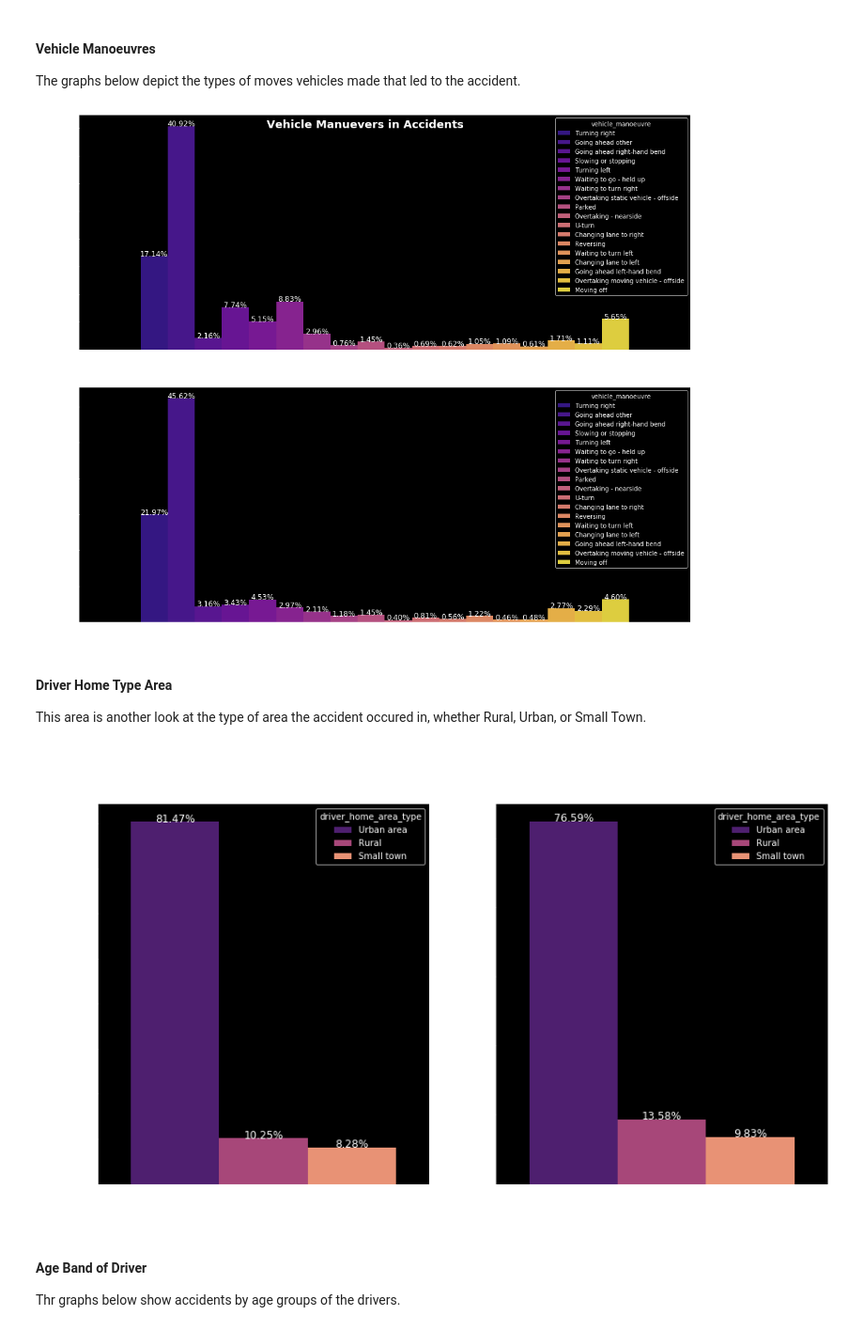
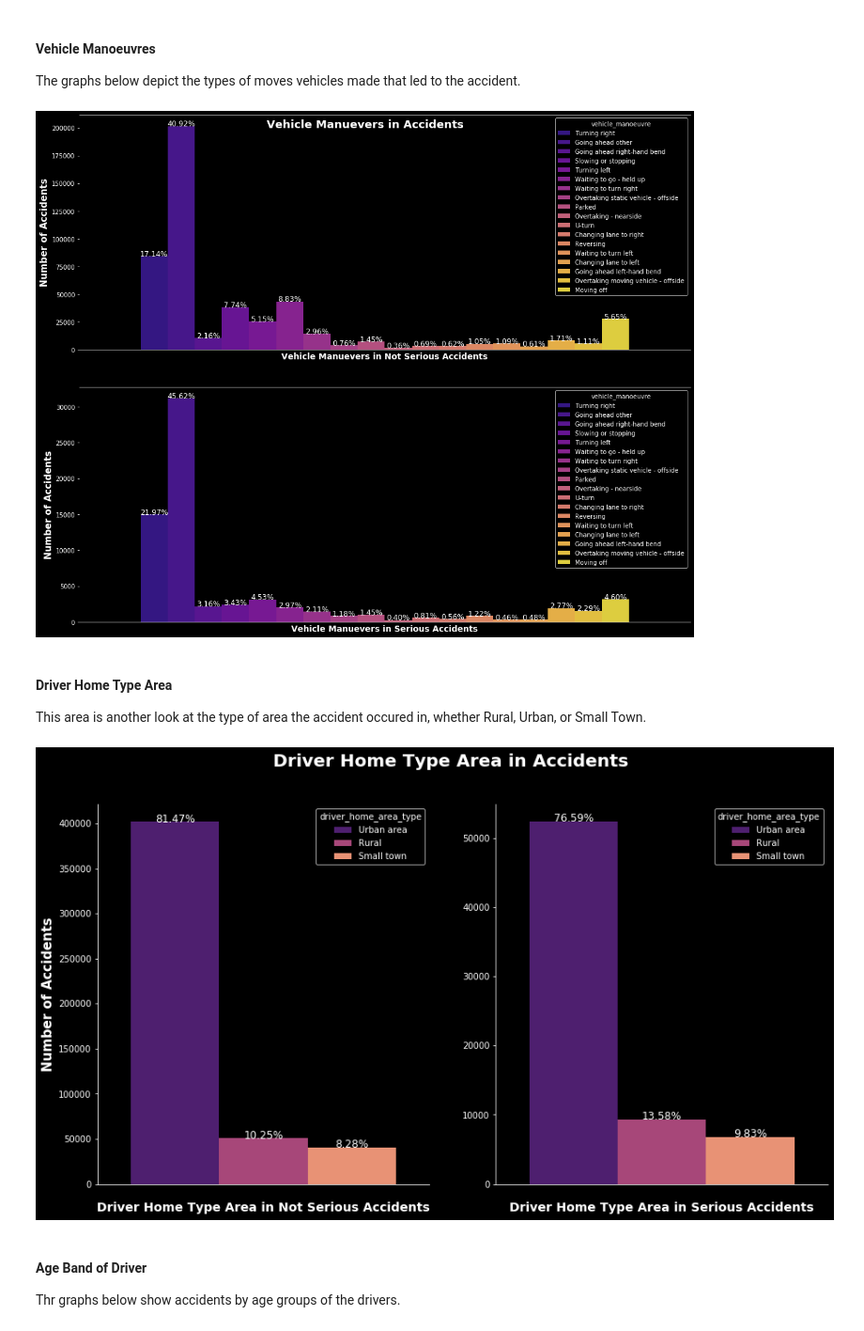
Before and after one commit to GenTaylor/Traffic-Accident-Analysis, a Jupyter notebook: UK_Road_Safety_Traffic_Accidents_and_Vehicles.ipynb, the cells around one changed output. Shown at 94% size. Saved outputs shown, nothing was run; the diff lists cells and outputs as text; code cells hidden in the pictures.

```diff
--- a/UK_Road_Safety_Traffic_Accidents_and_Vehicles.ipynb
+++ b/UK_Road_Safety_Traffic_Accidents_and_Vehicles.ipynb
@@ -1670,6 +1676,7 @@ ax1.set_ylabel('Number of Accidents', fontsize=15, fontweight="bold")
 ax2.set_ylabel('Number of Accidents', fontsize=15, fontweight="bold")
 ax1.tick_params(axis='x', which='both', bottom=False, top=False, labelbottom=False)
 ax2.tick_params(axis='x', which='both', bottom=False, top=False, labelbottom=False)
+plt.style.use('dark_background')
 plt.savefig('vehicle_leaving_carriageway.png')
 fig.show()
 # %% [output]
@@ -1705,6 +1712,7 @@ ax1.set_ylabel('Number of Accidents', fontsize=15, fontweight="bold")
 ax1.tick_params(axis='x', which='both', bottom=False, top=False, labelbottom=False)
 ax2.tick_params(axis='x', which='both', bottom=False, top=False, labelbottom=False)
 ax2.set_ylabel('')
+plt.style.use('dark_background')
 plt.savefig('sex_of_driver.png')
 fig.show()
 # %% [output]
@@ -1740,6 +1748,7 @@ ax1.set_ylabel('Number of Accidents', fontsize=15, fontweight="bold")
 ax2.set_ylabel('Number of Accidents', fontsize=15, fontweight="bold")
 ax1.tick_params(axis='x', which='both', bottom=False, top=False, labelbottom=False)
 ax2.tick_params(axis='x', which='both', bottom=False, top=False, labelbottom=False)
+plt.style.use('dark_background')
 plt.savefig('vehicle_type.png')
 fig.show()
 # %% [output]
@@ -1787,11 +1796,11 @@ ax1.tick_params(axis='x', which='both', bottom=False, top=False, labelbottom=Fal
 ax2.tick_params(axis='x', which='both', bottom=False, top=False, labelbottom=False)
 
 plt.tight_layout() # No overlap of subplots
-
+plt.style.use('dark_background')
 plt.savefig('vehicle_manoeuvre.png')
 fig.show()
 # %% [output]
-[figure, old version]
+[figure, new version]
 # %% [markdown]
 #### Driver Home Type Area
 This area is another look at the type of area the accident occured in, whether Rural, Urban, or Small Town.
@@ -1799,34 +1808,35 @@ This area is another look at the type of area the accident occured in, whether R
 dhoa_order=['Urban area', 'Rural', 'Small town']
 
 fig, ax =plt.subplots(1,2,figsize = (15,8))
 sns.despine(top=True, right=True, left=False, bottom=False)
 ax1 =sns.countplot("accident_seriousness", hue="driver_home_area_type", hue_order=dhoa_order,
               palette="magma", data=not_serious, ax=ax[0])
 for p in ax1.patches:
     height = p.get_height()
     ax1.text(p.get_x()+p.get_width()/2.,
             height + 3,
             '{:1.2f}%'.format(height/nstotal*100),
             ha="center",fontsize=12)
 ax2 = sns.countplot("accident_seriousness", hue="driver_home_area_type", hue_order=dhoa_order,
               palette="magma", data=serious, ax=ax[1])
 for p in ax2.patches:
     height = p.get_height()
     ax2.text(p.get_x()+p.get_width()/2.,
             height + 3,
             '{:1.2f}%'.format(height/setotal*100),
             ha="center",fontsize=12)
 fig.suptitle("Driver Home Type Area in Accidents", fontsize=20, fontweight="bold")
 ax1.set_xlabel('\nDriver Home Type Area in Not Serious Accidents', fontsize=14, fontweight="bold")
 ax2.set_xlabel('\nDriver Home Type Area in Serious Accidents', fontsize=14, fontweight="bold")
 ax1.set_ylabel('Number of Accidents', fontsize=15, fontweight="bold")
 ax1.tick_params(axis='x', which='both', bottom=False, top=False, labelbottom=False)
 ax2.tick_params(axis='x', which='both', bottom=False, top=False, labelbottom=False)
 ax2.set_ylabel('')
+plt.style.use('dark_background')
 plt.savefig('driver_home_area.png')
 fig.show()
 # %% [output]
-[figure, old version]
+[figure, new version]
 # %% [markdown]
 #### Age Band of Driver
 Thr graphs below show accidents by age groups of the drivers.
```
Also changed, not shown: parts of 18 cells of this notebook, 1 other file.
